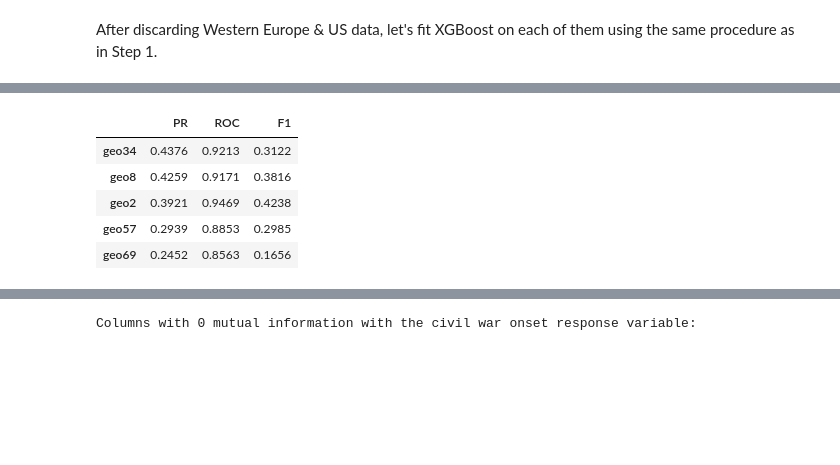
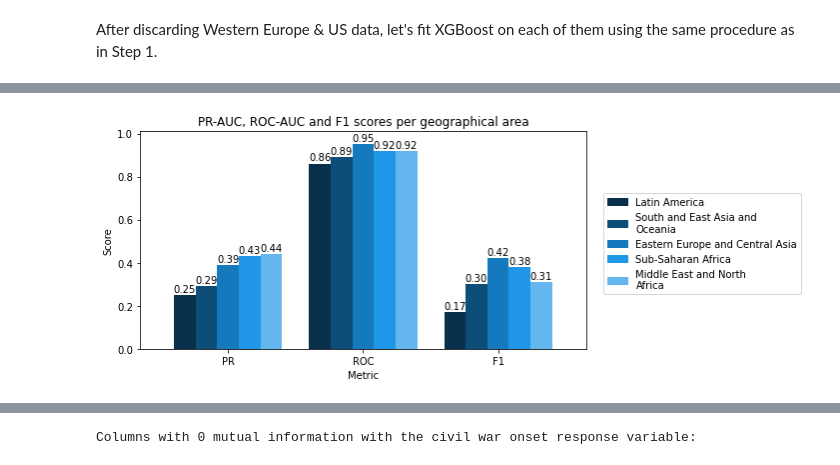
Before and after one commit to epfl-ada/ada-2020-project-milestone-p3-p3_navaja, a Jupyter notebook: extension_reportv2.ipynb, the cells around one changed output, grey strips where cells are left out. Cells and saved outputs as stored; diff of their text form; code cells hidden in the pictures; blank space fills up the shorter version.

```diff
--- a/extension_reportv2.ipynb
+++ b/extension_reportv2.ipynb
@@ -646,12 +651,7 @@ for metric in metrics:
 # %% [markdown]
 After discarding Western Europe & US data, let's fit XGBoost on each of them using the same procedure as in Step 1.
 # %%
-geo_dfs = []
-
-geo_grids = []
-
-comparison_data = {}
-grid_data = {}
+comparison_data_geo_split = {}
 
 n_trials = 10
 
@@ -674,16 +674,17 @@ for geo in geo_cols:
     f1s = np.zeros(n_trials)
 
     for i in range(n_trials):
-        _, _, pr_auc, roc_auc, f1, grid = fit_predict(X, y, xgb, params_xgb,
-                                                      n_splits=5, test_size=0.15,
-                                                      seed=seed+i, plotting=False)
-
+        pr_auc, roc_auc, f1, grid = fit_predict(X, y, xgb, params_xgb,
+                                                n_splits=5, test_size=0.15,
+                                                seed=seed+i, plotting=False)
         pr_aucs[i] = pr_auc
         roc_aucs[i] = roc_auc
         f1s[i] = f1
 
-    comparison_data[geo] = {'PR': pr_aucs.mean(), 'ROC': roc_aucs.mean(), 'F1': f1s.mean()}
-    grid_data[geo] = [grid]
+    comparison_data_geo_split[geo] = {'PR': pr_aucs.mean(), 'ROC': roc_aucs.mean(), 'F1': f1s.mean()}
+
+    estimator_name = grid.estimator.steps[-1][-1].__str__().split('(')[0] + '_' + geo
+    feature_importance_visualization(grid, X, y, estimator_name)
 # %% [output]
 ################################################################################
 Fitting XGBoost for: geo2 (Eastern Europe and Central Asia)
@@ -711,12 +712,7 @@ Fitting 5 folds for each of 18 candidates, totalling 90 fits
-# %%
-pd.Series.from_dict(comparison_data).round(4).transpose().sort_values(by='PR', ascending=False)
-# %% [output]
-|  | PR | ROC | F1 |
-| geo34 | 0.4376 | 0.9213 | 0.3122 |
-| geo8 | 0.4259 | 0.9171 | 0.3816 |
-| geo2 | 0.3921 | 0.9469 | 0.4238 |
-| geo57 | 0.2939 | 0.8853 | 0.2985 |
-| geo69 | 0.2452 | 0.8563 | 0.1656 |
+# %%
+metric_barplot_visualization(comparison_data_geo_split, 'geo_split')
+# %% [output]
+[figure, added]
 # %% [markdown]
  * After data separation by geographical area, the results datasets are much smaller. As a consequence, the testing sets only contain a handful of positive examples (1 to 5). Thus, we decided to evaluate PR-AUC, ROC-AUC and F1 scores over 5 different train-test splits to minimize "lucky" or "unlucky" examples in the test sets.
 
```
Also changed, not shown: parts of 24 cells of this notebook.
